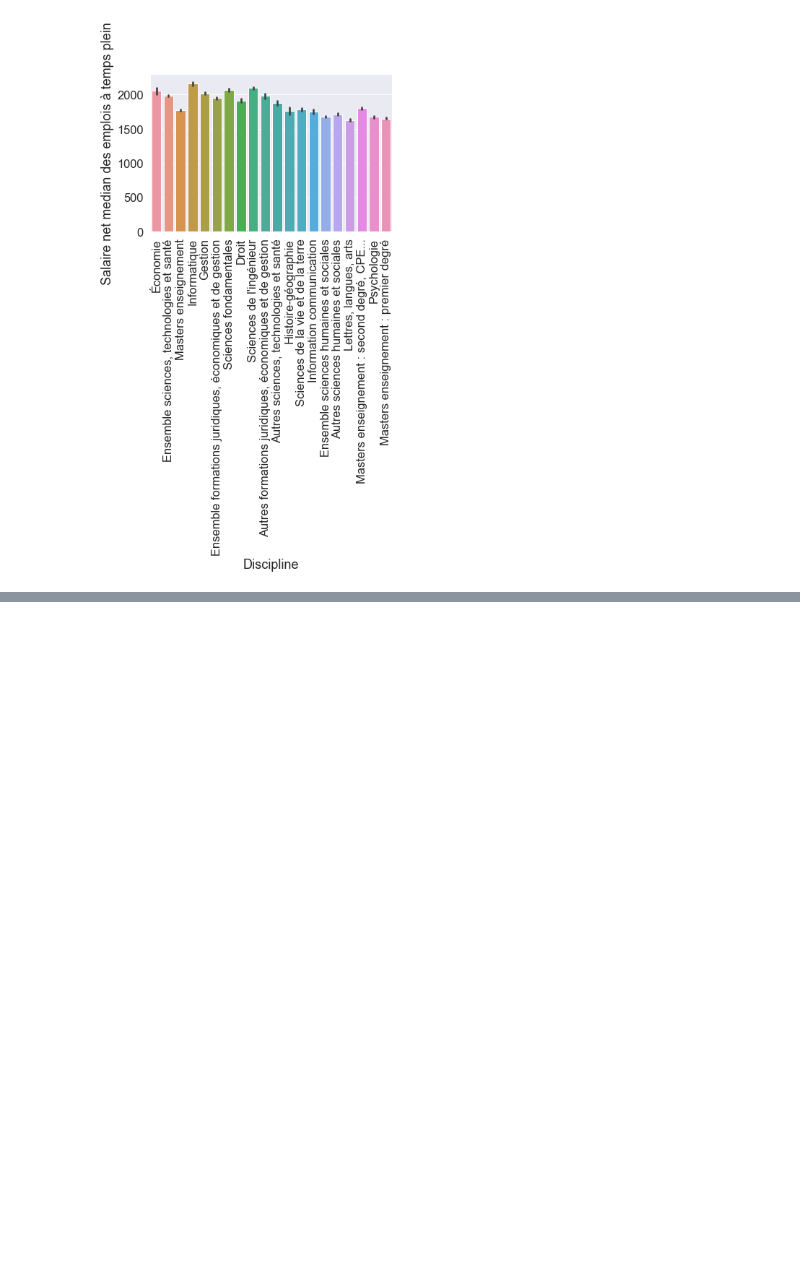
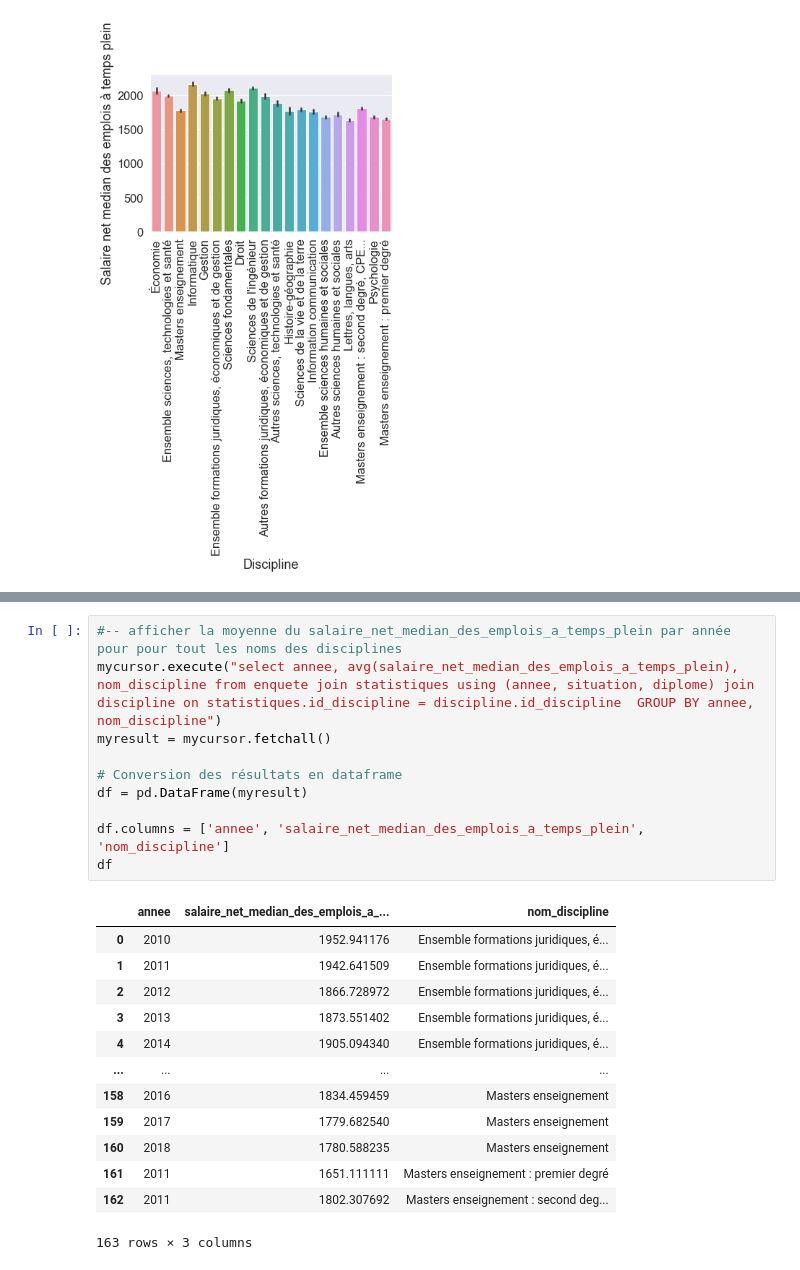
Before and after one commit to Toufik98/prodataviz, a Jupyter notebook: source/services_proposes.ipynb, the cells around one changed output, grey strips where cells are left out. Saved outputs shown, nothing was run; the diff lists cells and outputs as text; blank space fills up the shorter version.

```diff
--- a/source/services_proposes.ipynb
+++ b/source/services_proposes.ipynb
@@ -85,3 +91,27 @@ ProgrammingError: 1055 (42000): Expression #2 of SELECT list is not in GROUP BY
+# %%
+#-- afficher la moyenne du salaire_net_median_des_emplois_a_temps_plein par année pour pour tout les noms des disciplines
+mycursor.execute("select annee, avg(salaire_net_median_des_emplois_a_temps_plein), nom_discipline from enquete join statistiques using (annee, situation, diplome) join discipline on statistiques.id_discipline = discipline.id_discipline  GROUP BY annee, nom_discipline")
+myresult = mycursor.fetchall()
+
+# Conversion des résultats en dataframe
+df = pd.DataFrame(myresult)
+
+df.columns = ['annee', 'salaire_net_median_des_emplois_a_temps_plein', 'nom_discipline']
+df
+# %% [output]
+|  | annee | salaire_net_median_des_emplois_a_... | nom_discipline |
+| 0 | 2010 | 1952.941176 | Ensemble formations juridiques, é... |
+| 1 | 2011 | 1942.641509 | Ensemble formations juridiques, é... |
+| 2 | 2012 | 1866.728972 | Ensemble formations juridiques, é... |
+| 3 | 2013 | 1873.551402 | Ensemble formations juridiques, é... |
+| 4 | 2014 | 1905.094340 | Ensemble formations juridiques, é... |
+| ... | ... | ... | ... |
+| 158 | 2016 | 1834.459459 | Masters enseignement |
+| 159 | 2017 | 1779.682540 | Masters enseignement |
+| 160 | 2018 | 1780.588235 | Masters enseignement |
+| 161 | 2011 | 1651.111111 | Masters enseignement : premier degré |
+| 162 | 2011 | 1802.307692 | Masters enseignement : second deg... |
+163 rows × 3 columns
 # %%
 # Affichage du salaire_net_median_des_emplois_a_temps_plein le plus élevé et le nom de  discpline correspondante et  le nom de l'établissement
 mycursor.execute("select max(salaire_net_median_des_emplois_a_temps_plein), nom_etablissement, nom_discipline from statistiques join discipline on statistiques.id_discipline = discipline.id_discipline join etablissement on statistiques.id_etablissement = etablissement.id_etablissement")
```
Also changed, not shown: parts of 11 cells of this notebook.
